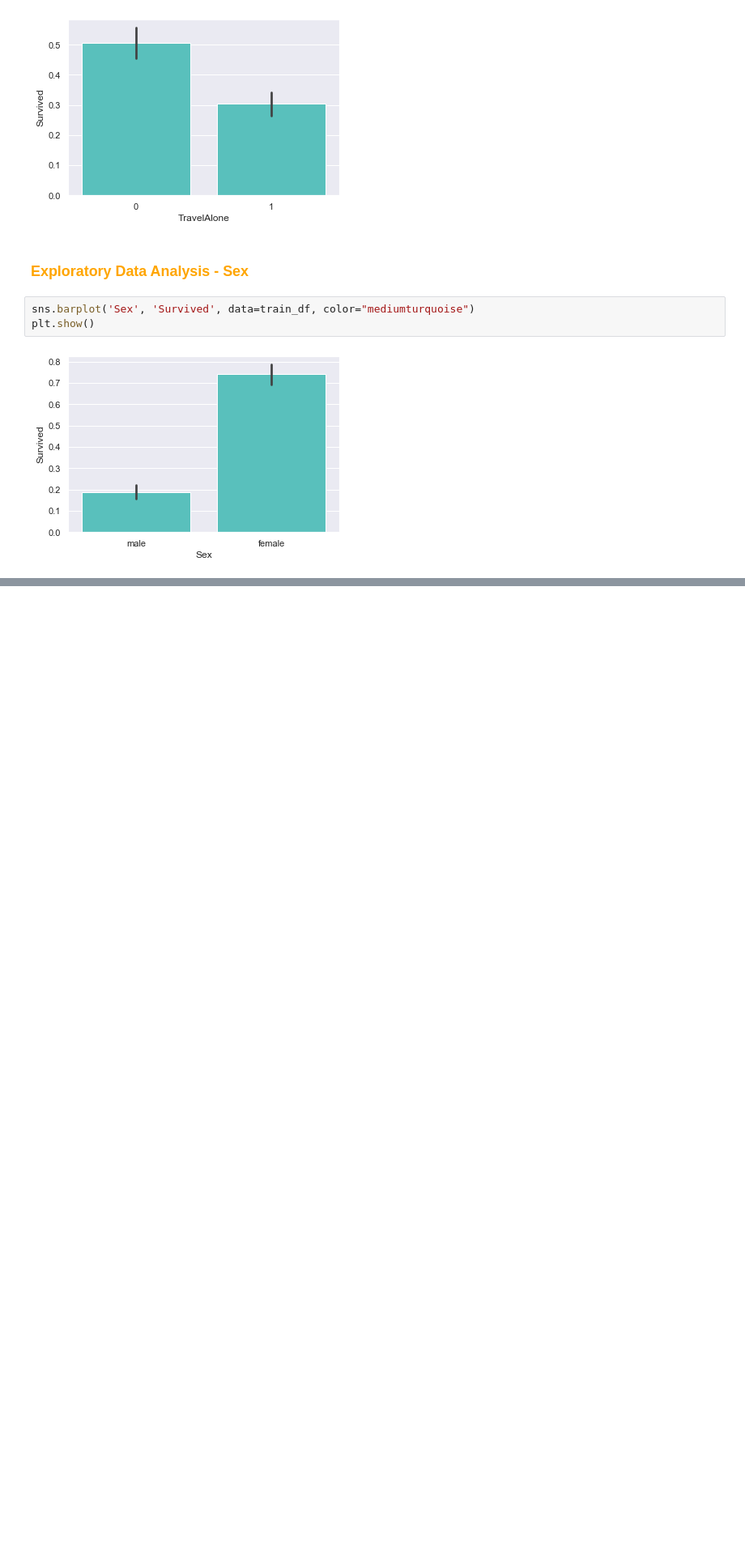
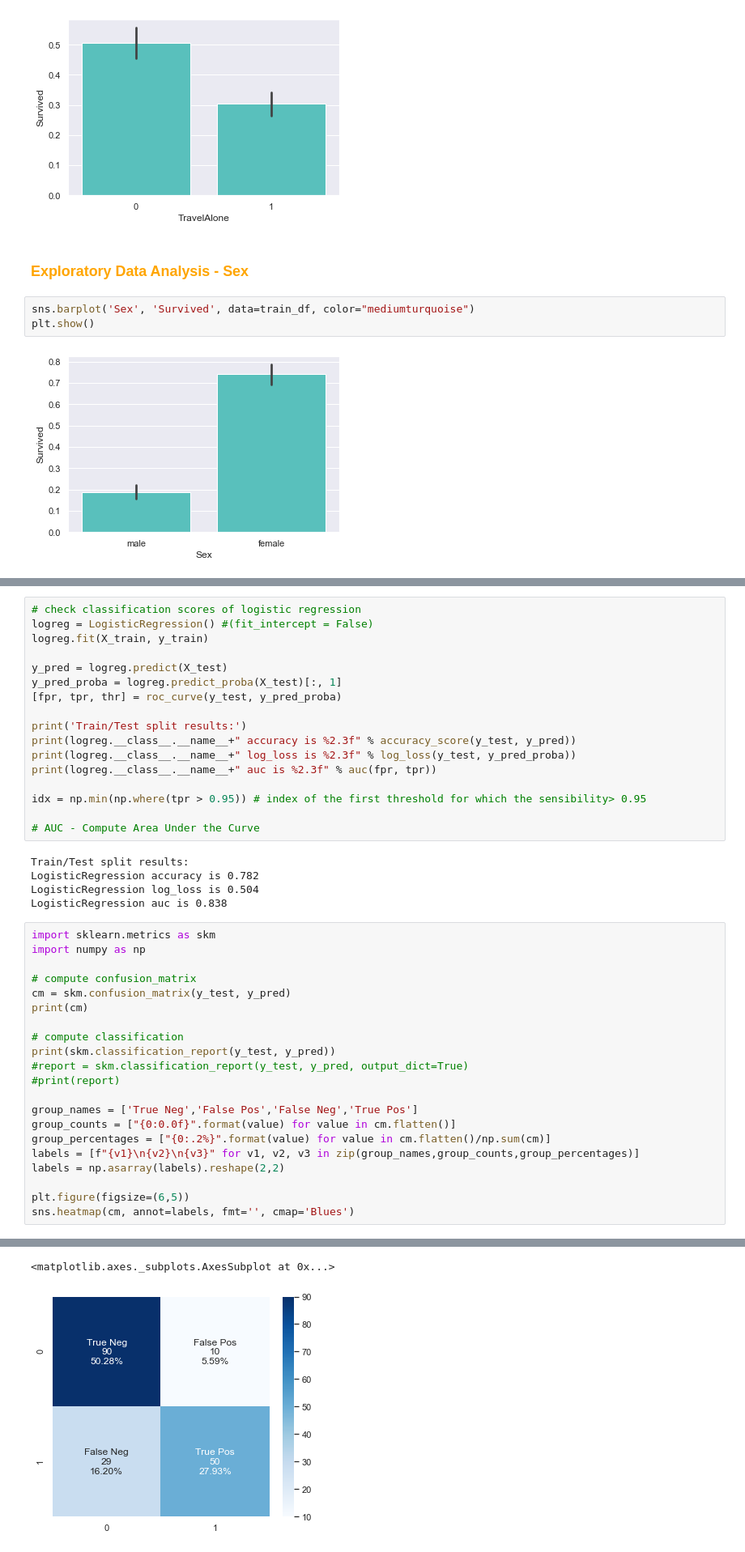
Before and after one commit to ewelinasarnacka/Python_case_study, a Jupyter notebook: case_study_07_logistic_reg.ipynb, the cells around one changed output, grey strips where cells are left out. Shown at 81% size. Drawn from its saved outputs; the diff is of its cells as text; blank space fills up the shorter version.

```diff
--- a/case_study_07_logistic_reg.ipynb
+++ b/case_study_07_logistic_reg.ipynb
@@ -477,0 +544,44 @@ plt.show()
+# %%
+# check classification scores of logistic regression
+logreg = LogisticRegression() #(fit_intercept = False)
+logreg.fit(X_train, y_train)
+
+y_pred = logreg.predict(X_test)
+y_pred_proba = logreg.predict_proba(X_test)[:, 1]
+[fpr, tpr, thr] = roc_curve(y_test, y_pred_proba)
+
+print('Train/Test split results:')
+print(logreg.__class__.__name__+" accuracy is %2.3f" % accuracy_score(y_test, y_pred))
+print(logreg.__class__.__name__+" log_loss is %2.3f" % log_loss(y_test, y_pred_proba))
+print(logreg.__class__.__name__+" auc is %2.3f" % auc(fpr, tpr))
+
+idx = np.min(np.where(tpr > 0.95)) # index of the first threshold for which the sensibility> 0.95
+
+# AUC - Compute Area Under the Curve
+# %% [output]
+Train/Test split results:
+LogisticRegression accuracy is 0.782
+LogisticRegression log_loss is 0.504
+LogisticRegression auc is 0.838
+# %%
+import sklearn.metrics as skm
+import numpy as np
+
+# compute confusion_matrix
+cm = skm.confusion_matrix(y_test, y_pred)
+print(cm)
+
+# compute classification
+print(skm.classification_report(y_test, y_pred))
+#report = skm.classification_report(y_test, y_pred, output_dict=True)
+#print(report)
+
+group_names = ['True Neg','False Pos','False Neg','True Pos']
+group_counts = ["{0:0.0f}".format(value) for value in cm.flatten()]
+group_percentages = ["{0:.2%}".format(value) for value in cm.flatten()/np.sum(cm)]
+labels = [f"{v1}\n{v2}\n{v3}" for v1, v2, v3 in zip(group_names,group_counts,group_percentages)]
+labels = np.asarray(labels).reshape(2,2)
+
+plt.figure(figsize=(6,5))
+sns.heatmap(cm, annot=labels, fmt='', cmap='Blues')
+# %% [output]
@@ -477,0 +598,2 @@ plt.show()
+<matplotlib.axes._subplots.AxesSubplot at 0x...>
+[figure, added]
```
Also changed, not shown: parts of 24 cells of this notebook.
